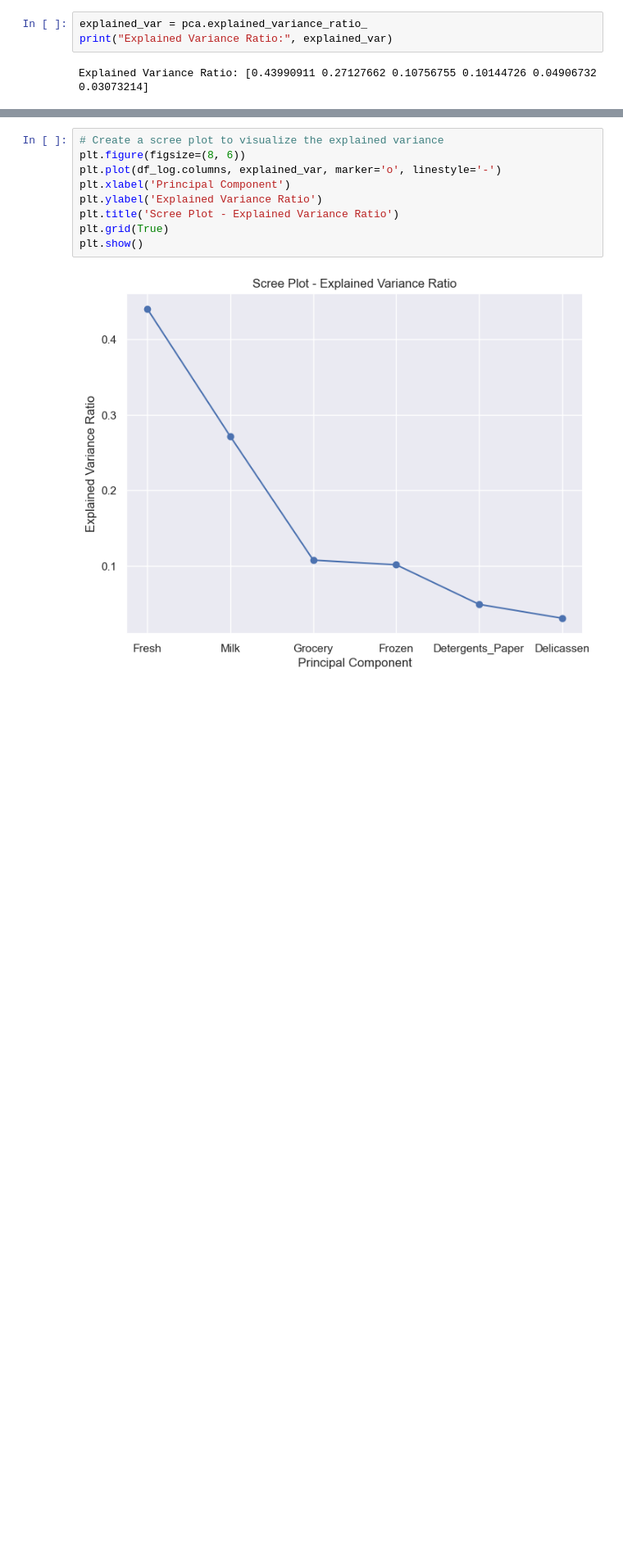
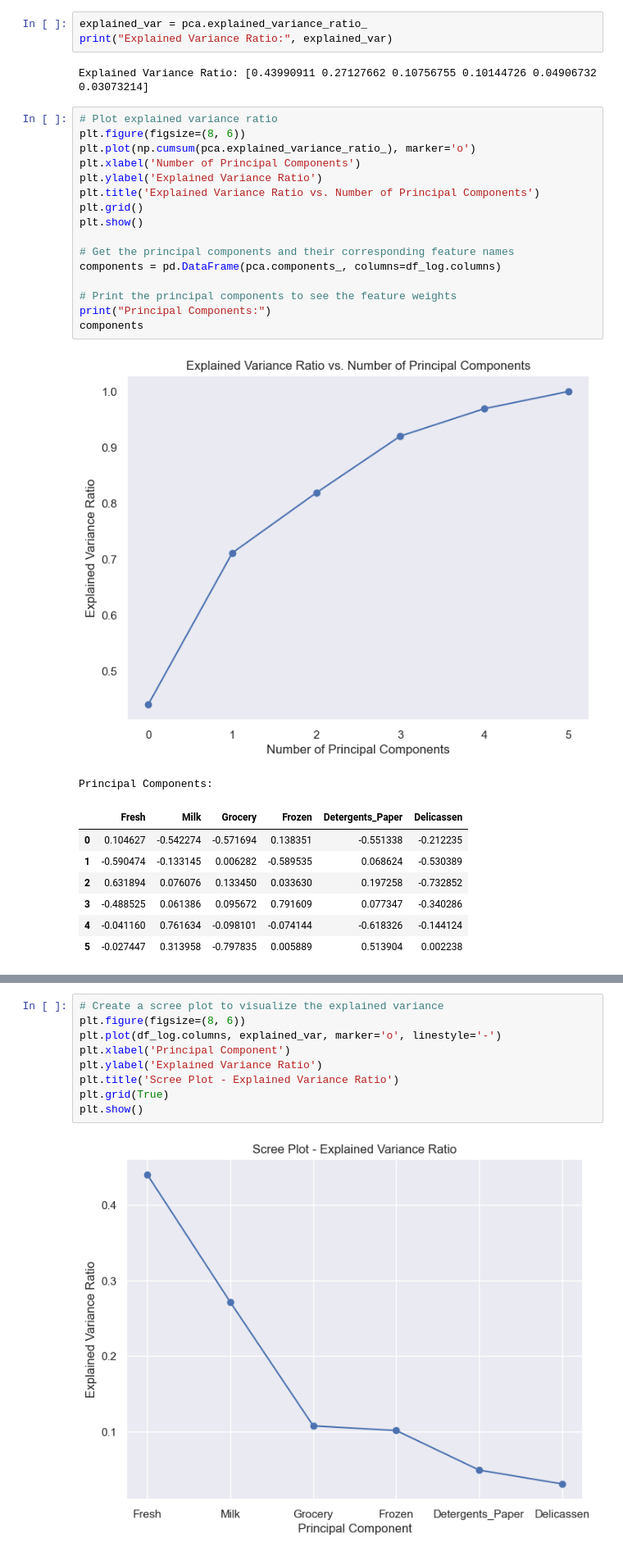
Before and after one commit to tina96pham/LHL_UnsupervisedLearning_MLProject, a Jupyter notebook: Output/Unsupervised Learning - Project.ipynb, the cells around one changed output, grey strips where cells are left out. Shown at 82% size. Cells and saved outputs as stored; diff of their text form; blank space fills up the shorter version.

```diff
--- a/Output/Unsupervised Learning - Project.ipynb
+++ b/Output/Unsupervised Learning - Project.ipynb
@@ -348,5 +362,31 @@ explained_var = pca.explained_variance_ratio_
 print("Explained Variance Ratio:", explained_var)
 # %% [output]
 Explained Variance Ratio: [0.43990911 0.27127662 0.10756755 0.10144726 0.04906732 0.03073214]
+# %%
+# Plot explained variance ratio
+plt.figure(figsize=(8, 6))
+plt.plot(np.cumsum(pca.explained_variance_ratio_), marker='o')
+plt.xlabel('Number of Principal Components')
+plt.ylabel('Explained Variance Ratio')
+plt.title('Explained Variance Ratio vs. Number of Principal Components')
+plt.grid()
+plt.show()
+
+# Get the principal components and their corresponding feature names
+components = pd.DataFrame(pca.components_, columns=df_log.columns)
+
+# Print the principal components to see the feature weights
+print("Principal Components:")
+components
+# %% [output]
+[figure, added]
+Principal Components:
+|  | Fresh | Milk | Grocery | Frozen | Detergents_Paper | Delicassen |
+| 0 | 0.104627 | -0.542274 | -0.571694 | 0.138351 | -0.551338 | -0.212235 |
+| 1 | -0.590474 | -0.133145 | 0.006282 | -0.589535 | 0.068624 | -0.530389 |
+| 2 | 0.631894 | 0.076076 | 0.133450 | 0.033630 | 0.197258 | -0.732852 |
+| 3 | -0.488525 | 0.061386 | 0.095672 | 0.791609 | 0.077347 | -0.340286 |
+| 4 | -0.041160 | 0.761634 | -0.098101 | -0.074144 | -0.618326 | -0.144124 |
+| 5 | -0.027447 | 0.313958 | -0.797835 | 0.005889 | 0.513904 | 0.002238 |
 # %%
 # Plot the explained variance for each component
```
Also changed, not shown: parts of 5 cells of this notebook, 10 other files.
